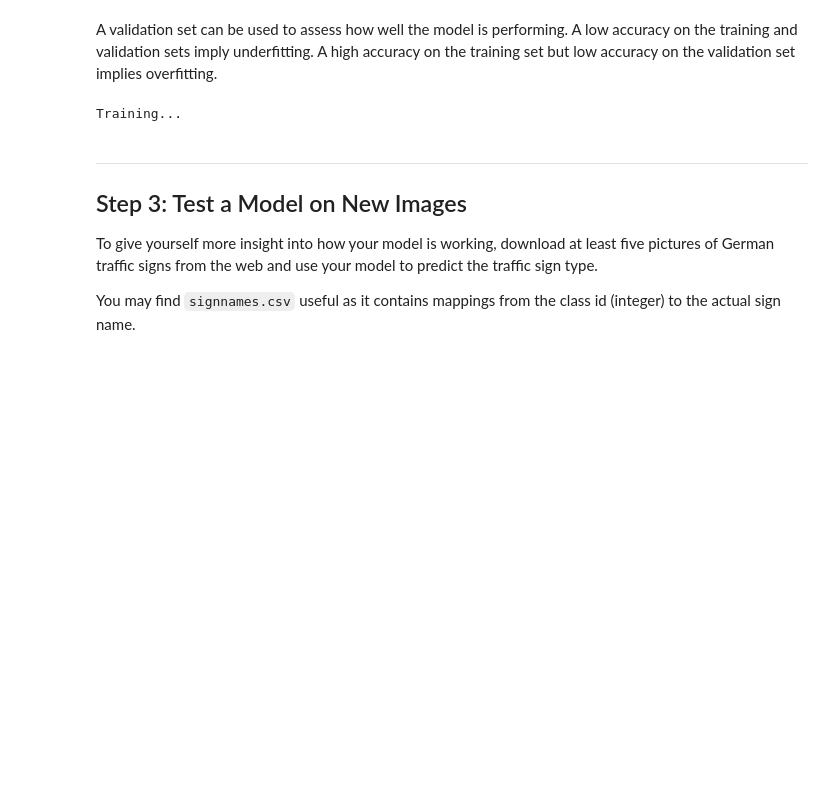
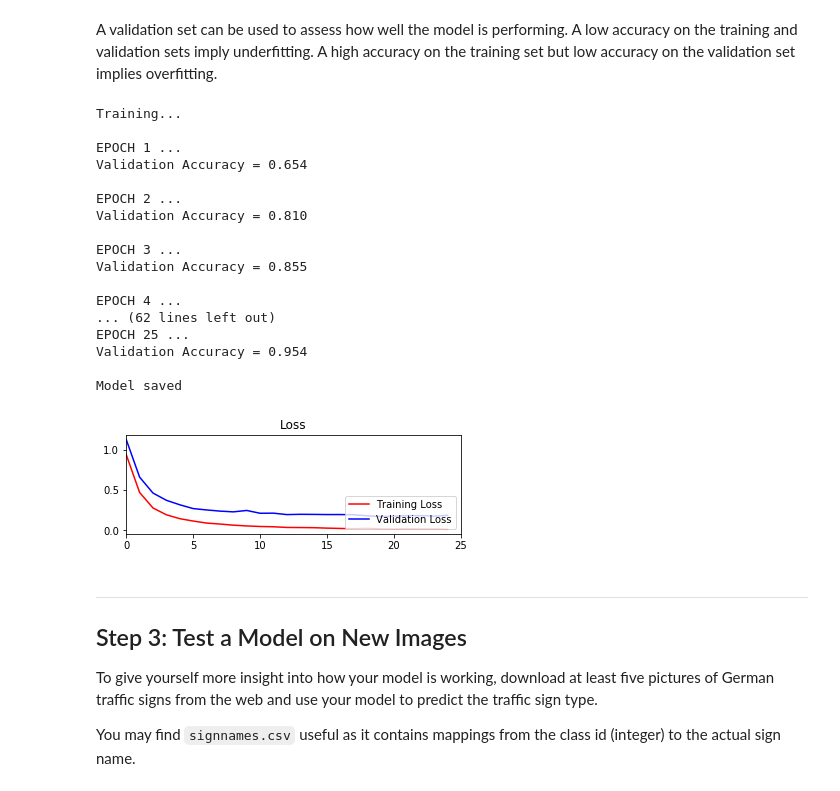
Before and after one commit to bradbenvenuti/traffic-signs, a Jupyter notebook: Traffic_Sign_Classifier.ipynb, the cells around one changed output. Drawn from its saved outputs; the diff is of its cells as text; code cells hidden in the pictures; blank space fills up the shorter version.

```diff
--- a/Traffic_Sign_Classifier.ipynb
+++ b/Traffic_Sign_Classifier.ipynb
@@ -203,7 +211,7 @@ plt.imshow(image)
 import tensorflow as tf
 from tensorflow.contrib.layers import flatten
 
-EPOCHS = 15
+EPOCHS = 25
 BATCH_SIZE = 128
 
 def LeNet(x):
@@ -244,18 +252,22 @@ def LeNet(x):
     # SOLUTION: Activation.
     fc1    = tf.nn.relu(fc1)
 
+    drop = tf.nn.dropout(fc1, keep_prob)
+
     # SOLUTION: Layer 4: Fully Connected. Input = 120. Output = 84.
     fc2_W  = tf.Variable(tf.truncated_normal(shape=(120, 84), mean = mu, stddev = sigma))
     fc2_b  = tf.Variable(tf.zeros(84))
-    fc2    = tf.matmul(fc1, fc2_W) + fc2_b
+    fc2    = tf.matmul(drop, fc2_W) + fc2_b
 
     # SOLUTION: Activation.
     fc2    = tf.nn.relu(fc2)
 
+    drop2 = tf.nn.dropout(fc2, keep_prob)
+
     # SOLUTION: Layer 5: Fully Connected. Input = 84. Output = 10.
     fc3_W  = tf.Variable(tf.truncated_normal(shape=(84, 43), mean = mu, stddev = sigma))
     fc3_b  = tf.Variable(tf.zeros(43))
-    logits = tf.matmul(fc2, fc3_W) + fc3_b
+    logits = tf.matmul(drop2, fc3_W) + fc3_b
 
     return logits
 # %% [markdown]
@@ -272,6 +284,7 @@ sets imply underfitting. A high accuracy on the training set but low accuracy on
 
 x = tf.placeholder(tf.float32, (None, 32, 32, 3))
 y = tf.placeholder(tf.int32, (None))
+keep_prob = tf.placeholder(tf.float32)
 one_hot_y = tf.one_hot(y, 43)
 
 rate = 0.001
@@ -286,38 +299,73 @@ correct_prediction = tf.equal(tf.argmax(logits, 1), tf.argmax(one_hot_y, 1))
 accuracy_operation = tf.reduce_mean(tf.cast(correct_prediction, tf.float32))
 saver = tf.train.Saver()
 
+train_loss_history = []
+valid_loss_history = []
+
 def evaluate(X_data, y_data):
     num_examples = len(X_data)
     total_accuracy = 0
+    total_loss = 0
     sess = tf.get_default_session()
+
     for offset in range(0, num_examples, BATCH_SIZE):
         batch_x, batch_y = X_data[offset:offset+BATCH_SIZE], y_data[offset:offset+BATCH_SIZE]
-        accuracy = sess.run(accuracy_operation, feed_dict={x: batch_x, y: batch_y})
+        loss, accuracy = sess.run([loss_operation, accuracy_operation], feed_dict={x: batch_x, y: batch_y, keep_prob: 1.0})
         total_accuracy += (accuracy * len(batch_x))
-    return total_accuracy / num_examples
+        total_loss += (loss * len(batch_x))
+
+    return total_loss / num_examples, total_accuracy / num_examples
 
 with tf.Session() as sess:
     sess.run(tf.global_variables_initializer())
     num_examples = len(processed_x_train)
 
     print("Training...")
     print()
     for i in range(EPOCHS):
         processed_x_train, processed_y_train = shuffle(processed_x_train, processed_y_train)
+
         for offset in range(0, num_examples, BATCH_SIZE):
             end = offset + BATCH_SIZE
             batch_x, batch_y = processed_x_train[offset:end], processed_y_train[offset:end]
-            sess.run(training_operation, feed_dict={x: batch_x, y: batch_y})
+            sess.run(training_operation, feed_dict={x: batch_x, y: batch_y,keep_prob:0.5})
 
-        validation_accuracy = evaluate(processed_valid, y_valid)
+        validation_loss, validation_accuracy = evaluate(processed_valid, y_valid)
+        valid_loss_history.append(validation_loss)
+        train_loss, train_accuracy = evaluate(processed_x_train, processed_y_train)
+        train_loss_history.append(train_loss)
+
         print("EPOCH {} ...".format(i+1))
         print("Validation Accuracy = {:.3f}".format(validation_accuracy))
         print()
 
     saver.save(sess, './lenet')
     print("Model saved")
+    loss_plot = plt.subplot(2,1,1)
+    loss_plot.set_title('Loss')
+    loss_plot.plot(train_loss_history, 'r', label='Training Loss')
+    loss_plot.plot(valid_loss_history, 'b', label='Validation Loss')
+    loss_plot.set_xlim([0, EPOCHS])
+    loss_plot.legend(loc=4)
 # %% [output]
 Training...
+
+EPOCH 1 ...
+Validation Accuracy = 0.654
+
+EPOCH 2 ...
+Validation Accuracy = 0.810
+
+EPOCH 3 ...
+Validation Accuracy = 0.855
+
+EPOCH 4 ...
+... (62 lines left out)
+EPOCH 25 ...
+Validation Accuracy = 0.954
+
+Model saved
+[figure, added]
 # %%
 with tf.Session() as sess:
     saver.restore(sess, tf.train.latest_checkpoint('.'))
```
Also changed, not shown: parts of 5 cells of this notebook, 3 other files.
